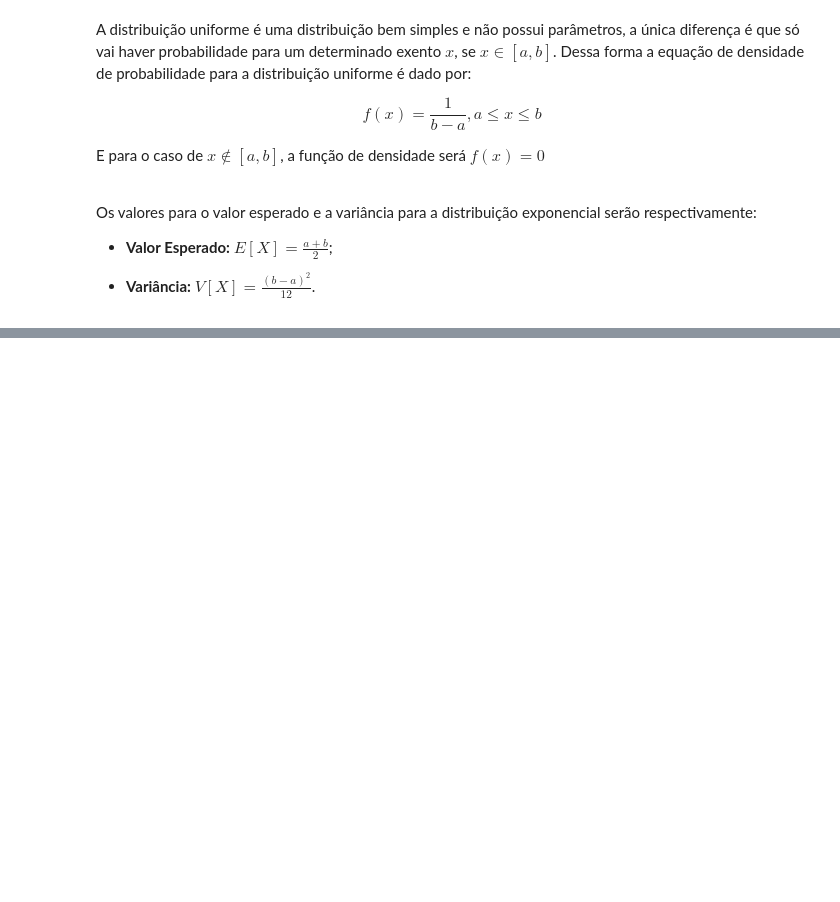
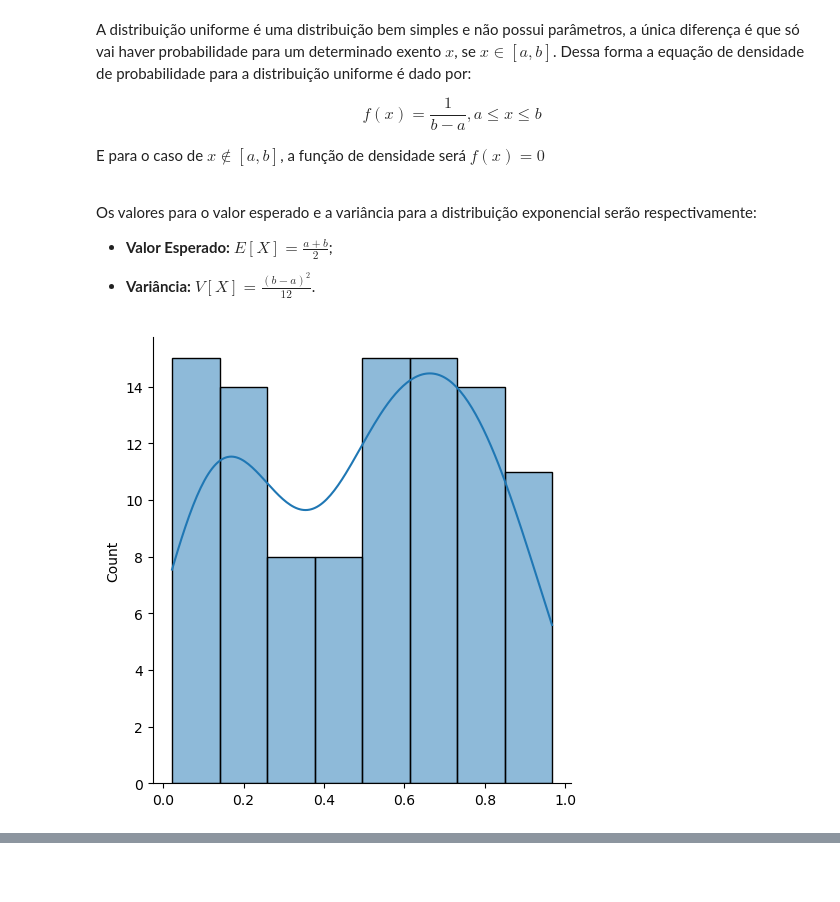
Before and after one commit to karibeam/DS_Americanas_922, a Jupyter notebook: Aula 3 - Distribuições de Probabilidade.ipynb, the cells around one changed output, grey strips where cells are left out. Drawn from its saved outputs; the diff is of its cells as text; code cells hidden in the pictures; blank space fills up the shorter version.

```diff
--- a/Aula 3 - Distribuições de Probabilidade.ipynb
+++ b/Aula 3 - Distribuições de Probabilidade.ipynb
@@ -230,3 +382,13 @@ Os valores para o valor esperado e a variância para a distribuição exponencia
 - __Valor Esperado:__ $ E[X] = \frac{a + b}{2} $;
 
 - __Variância:__ $ V[X] = \frac{(b - a)^2}{12}$.
+# %%
+N = 100
+
+amostra_uniform = np.random.uniform(0, 1, N)
+
+sns.displot(amostra_uniform, kde=True)
+
+plt.show()
+# %% [output]
+[figure, added]
```
Also changed, not shown: parts of 15 cells of this notebook.
